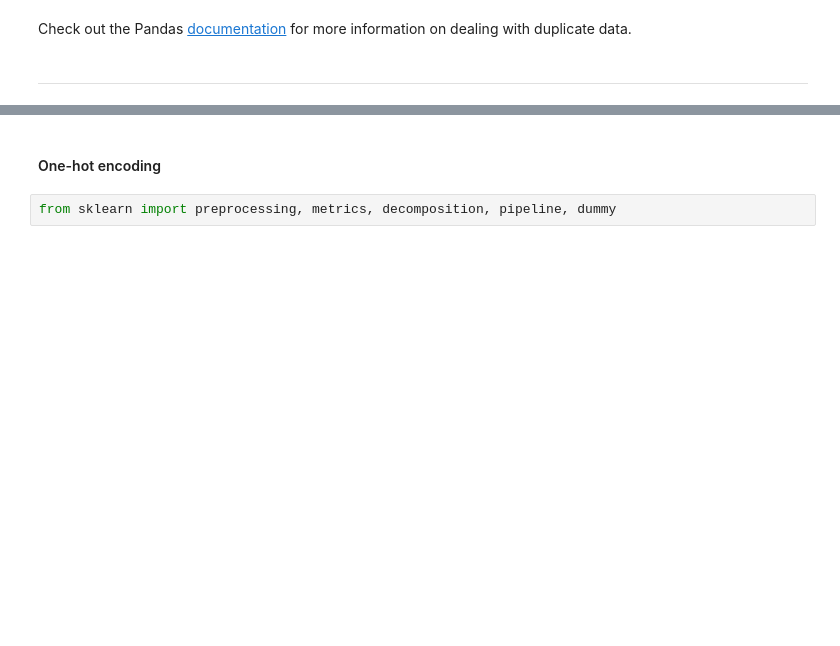
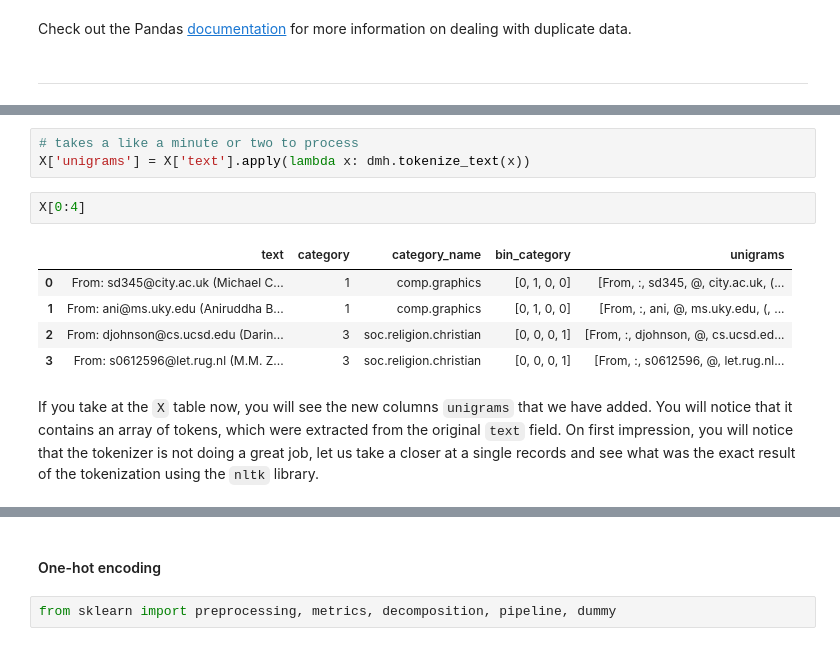
Before and after one commit to omarsar/data_mining_2017_fall_lab, a Jupyter notebook: news_embeddings.ipynb, the cells around one changed output, grey strips where cells are left out. Saved outputs shown, nothing was run; the diff lists cells and outputs as text; blank space fills up the shorter version.

```diff
--- a/news_embeddings.ipynb
+++ b/news_embeddings.ipynb
@@ -463,0 +509,13 @@ First let us get real involved with our dataset and make it more interesting by
+# %%
+# takes a like a minute or two to process
+X['unigrams'] = X['text'].apply(lambda x: dmh.tokenize_text(x))
+# %%
+X[0:4]
+# %% [output]
+|  | text | category | category_name | bin_category | unigrams |
+| 0 | From: sd345@city.ac.uk (Michael C... | 1 | comp.graphics | [0, 1, 0, 0] | [From, :, sd345, @, city.ac.uk, (... |
+| 1 | From: ani@ms.uky.edu (Aniruddha B... | 1 | comp.graphics | [0, 1, 0, 0] | [From, :, ani, @, ms.uky.edu, (, ... |
+| 2 | From: djohnson@cs.ucsd.edu (Darin... | 3 | soc.religion.christian | [0, 0, 0, 1] | [From, :, djohnson, @, cs.ucsd.ed... |
+| 3 | From: s0612596@let.rug.nl (M.M. Z... | 3 | soc.religion.christian | [0, 0, 0, 1] | [From, :, s0612596, @, let.rug.nl... |
+# %% [markdown]
+If you take at the `X` table now, you will see the new columns `unigrams` that we have added. You will notice that it contains an array of tokens, which were extracted from the original `text` field. On first impression, you will notice that the tokenizer is not doing a great job, let us take a closer at a single records and see what was the exact result of the tokenization using the `nltk` library.
```
Also changed, not shown: parts of 17 cells of this notebook, 2 other files.
